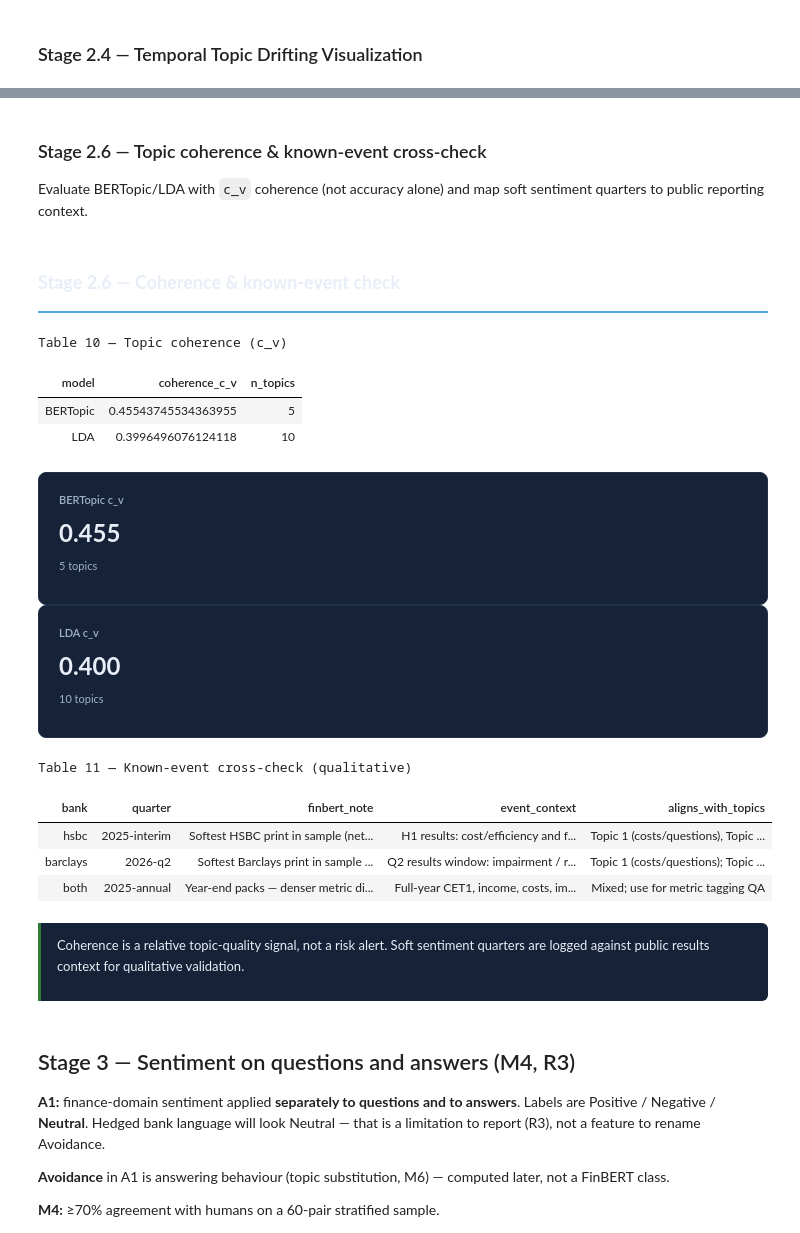
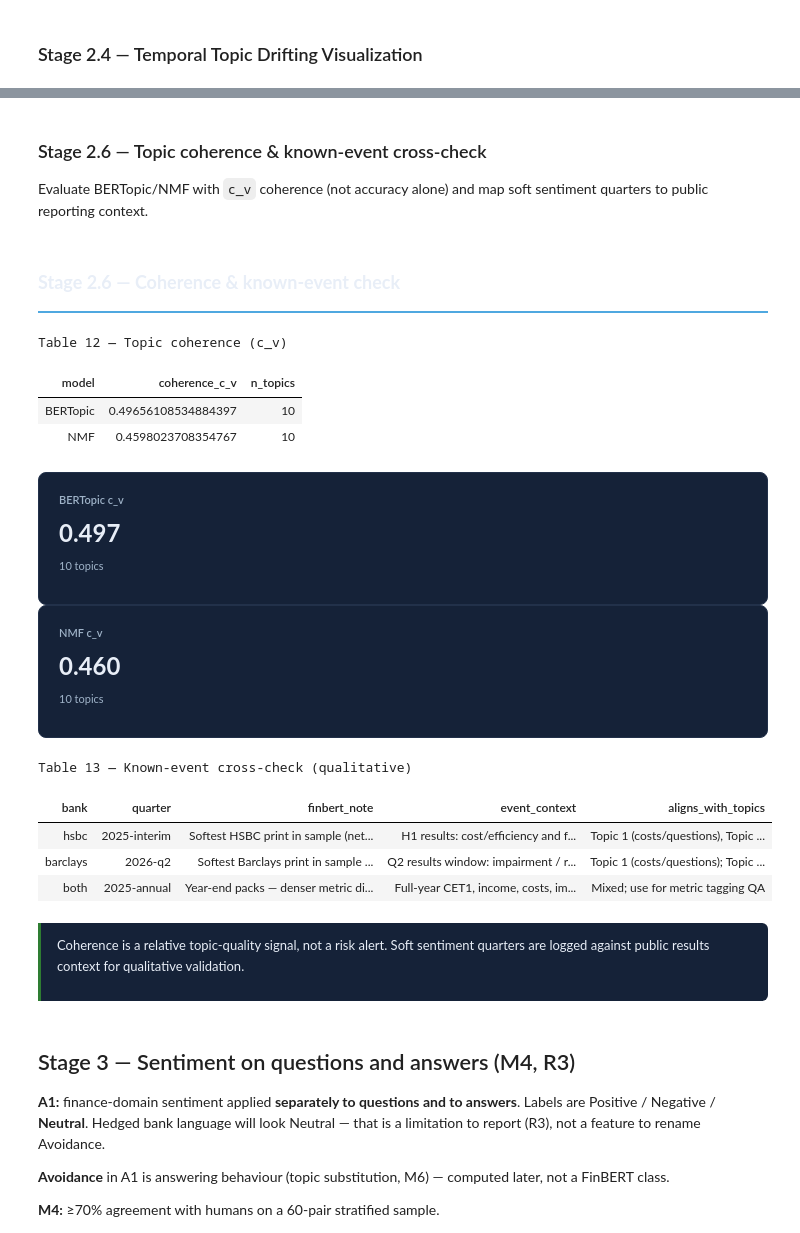
Before and after one commit to susanavenda/boe-earnings-insights, a Jupyter notebook: notebooks/boe_earnings_insights.ipynb, the cells around one changed output, grey strips where cells are left out. Drawn from its saved outputs; the diff is of its cells as text; code cells hidden in the pictures.

```diff
--- a/notebooks/boe_earnings_insights.ipynb
+++ b/notebooks/boe_earnings_insights.ipynb
@@ -1641,7 +1778,7 @@ LDA run as an independent sanity check on BERTopic clusters (same text column as
 # %% [markdown]
 ### Stage 2.6 — Topic coherence & known-event cross-check
 
-Evaluate BERTopic/LDA with `c_v` coherence (not accuracy alone) and map soft sentiment quarters to public reporting context.
+Evaluate BERTopic/NMF with `c_v` coherence (not accuracy alone) and map soft sentiment quarters to public reporting context.
 # %%
 corpus_df = _df('corpus_analyst', corpus_df if 'corpus_df' in dir() else None)
 ## @title 2.6 Coherence + known events
@@ -1649,6 +1786,7 @@ section_header('Stage 2.6 — Coherence & known-event check')
 
 from collections import Counter
 from gensim.models.coherencemodel import CoherenceModel
+from gensim.models.nmf import Nmf
 from topic_modeling import get_lda_input_column
 
 _coh_col = get_lda_input_column(corpus_df)
@@ -1656,18 +1794,28 @@ tokenised = [doc.split() for doc in corpus_df[_coh_col].fillna('').astype(str)]
 dictionary = corpora.Dictionary(tokenised)
 dictionary.filter_extremes(no_below=2, no_above=0.5)
 
-try:
-    _ = lda_model.num_topics
-except NameError:
+# Check if nmf_model exists; if not, build gensim Nmf model
+if 'nmf_model' not in dir() or nmf_model is None:
     bow_corpus = [dictionary.doc2bow(doc) for doc in tokenised]
     n_topics = min(10, max(3, len(corpus_df) // 8))
-    lda_model = LdaModel(
-        corpus=bow_corpus, id2word=dictionary, num_topics=n_topics, random_state=42, passes=10,
+    nmf_model = Nmf(
+        corpus=bow_corpus, id2word=dictionary, num_topics=n_topics, random_state=42, passes=15,
     )
 
-lda_topics_words = [[w for w, _ in lda_model.show_topic(i, topn=10)] for i in range(lda_model.num_topics)]
-lda_coh = CoherenceModel(
-    topics=lda_topics_words, texts=tokenised, dictionary=dictionary, coherence='c_v', processes=1,
+# Extract topic words (handles both Sklearn NMF and Gensim Nmf)
+if hasattr(nmf_model, 'show_topic'):  # Gensim NMF
+    n_nmf_topics = nmf_model.num_topics
+    nmf_topics_words = [[w for w, _ in nmf_model.show_topic(i, topn=10)] for i in range(n_nmf_topics)]
+elif hasattr(nmf_model, 'components_'):  # Sklearn NMF
+    n_nmf_topics = nmf_model.n_components
+    feature_names = tfidf_vectorizer.get_feature_names_out()
+    nmf_topics_words = [
+        [feature_names[i] for i in comp.argsort()[:-10 - 1:-1]]
+        for comp in nmf_model.components_
+    ]
+
+nmf_coh = CoherenceModel(
+    topics=nmf_topics_words, texts=tokenised, dictionary=dictionary, coherence='c_v', processes=1,
 ).get_coherence()
 
 bt_topics_words = []
@@ -1692,54 +1840,54 @@ bertopic_coh = CoherenceModel(
 
 coherence_df = pd.DataFrame([
     {'model': 'BERTopic', 'coherence_c_v': float(bertopic_coh), 'n_topics': len(bt_topics_words)},
-    {'model': 'LDA', 'coherence_c_v': float(lda_coh), 'n_topics': int(lda_model.num_topics)},
+    {'model': 'NMF', 'coherence_c_v': float(nmf_coh), 'n_topics': int(n_nmf_topics)},
 ])
 _save('topic_coherence', coherence_df)
 display_table(coherence_df, title='Topic coherence (c_v)')
 kpi_row([
     ('BERTopic c_v', f'{bertopic_coh:.3f}', f'{len(bt_topics_words)} topics'),
-    ('LDA c_v', f'{lda_coh:.3f}', f'{lda_model.num_topics} topics'),
+    ('NMF c_v', f'{nmf_coh:.3f}', f'{n_nmf_topics} topics'),
 ])
 
 known_events = pd.DataFrame([
     {
         'bank': 'hsbc', 'quarter': '2025-interim',
         'finbert_note': 'Softest HSBC print in sample (net ≈ −0.13)',
         'event_context': 'H1 results: cost/efficiency and forward guidance dominate analyst Q&A; wealth/management themes also active',
         'aligns_with_topics': 'Topic 1 (costs/questions), Topic 2 (wealth)',
     },
     {
         'bank': 'barclays', 'quarter': '2026-q2',
         'finbert_note': 'Softest Barclays print in sample (net ≈ −0.11)',
         'event_context': 'Q2 results window: impairment / risk and cost questions relatively more salient vs growth franchise talk',
         'aligns_with_topics': 'Topic 1 (costs/questions); Topic 0 still large',
     },
     {
         'bank': 'both', 'quarter': '2025-annual',
         'finbert_note': 'Year-end packs — denser metric discussion',
         'event_context': 'Full-year CET1, income, costs, impairment all in IR packs → best window for structured-vs-unstructured compare',
         'aligns_with_topics': 'Mixed; use for metric tagging QA',
     },
 ])
 _save('known_events_crosscheck', known_events)
 display_table(known_events, title='Known-event cross-check (qualitative)')
 insight(
     'Coherence is a relative topic-quality signal, not a risk alert. Soft sentiment quarters are logged against public results context for qualitative validation.',
     kind='key',
 )
 # %% [output]
 Stage 2.6 — Coherence & known-event check
-Table 10 — Topic coherence (c_v)
+Table 12 — Topic coherence (c_v)
 | model | coherence_c_v | n_topics |
-| BERTopic | 0.45543745534363955 | 5 |
-| LDA | 0.3996496076124118 | 10 |
+| BERTopic | 0.49656108534884397 | 10 |
+| NMF | 0.4598023708354767 | 10 |
 BERTopic c_v
-0.455
-5 topics
-LDA c_v
-0.400
+0.497
 10 topics
+NMF c_v
+0.460
+10 topics
-Table 11 — Known-event cross-check (qualitative)
+Table 13 — Known-event cross-check (qualitative)
 | bank | quarter | finbert_note | event_context | aligns_with_topics |
 | hsbc | 2025-interim | Softest HSBC print in sample (net... | H1 results: cost/efficiency and f... | Topic 1 (costs/questions), Topic ... |
 | barclays | 2026-q2 | Softest Barclays print in sample ... | Q2 results window: impairment / r... | Topic 1 (costs/questions); Topic ... |
```
Also changed, not shown: parts of 9 cells of this notebook, 1 other file.
